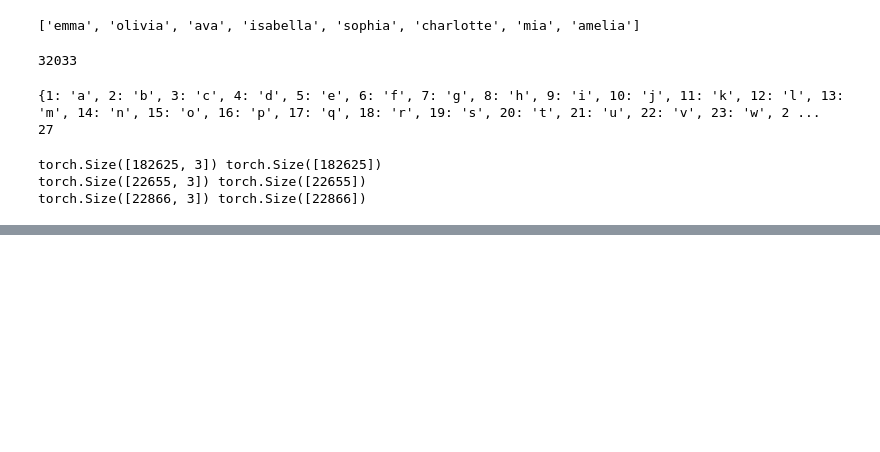
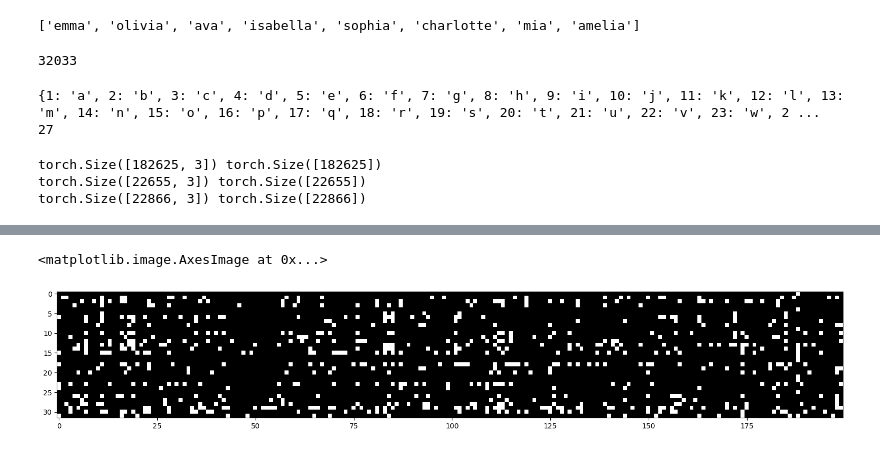
Before and after one commit to RWalling21/Deep-Learning-Zero-To-Hero, a Jupyter notebook: makemore_mlp2.ipynb, the cells around one changed output, grey strips where cells are left out. Saved outputs shown, nothing was run; the diff lists cells and outputs as text; code cells hidden in the pictures; blank space fills up the shorter version.

```diff
--- a/makemore_mlp2.ipynb
+++ b/makemore_mlp2.ipynb
@@ -126,0 +172,20 @@ for i in range(max_steps):
+# %%
+# sample from the model
+g = torch.Generator().manual_seed(2147483647 + 10)
+
+for _ in range(20):
+
+    out = []
+    context = [0] * block_size # initialize with all ...
+    while True:
+      emb = C[torch.tensor([context])] # (1,block_size,d)
+      h = torch.tanh(emb.view(1, -1) @ W1 + b1)
+      logits = h @ W2 + b2
+      probs = F.softmax(logits, dim=1)
+      ix = torch.multinomial(probs, num_samples=1, generator=g).item()
+      context = context[1:] + [ix]
+      out.append(ix)
+      if ix == 0:
+        break
+
+    print(''.join(itos[i] for i in out))
@@ -126,0 +213,7 @@ for i in range(max_steps):
+# %%
+# View dead neurons
+plt.figure(figsize=(20, 10))
+plt.imshow(h.abs() > 0.99, cmap='gray', interpolation='nearest')
+# %% [output]
+<matplotlib.image.AxesImage at 0x...>
+[figure, added]
```
Also changed, not shown: parts of 5 cells of this notebook.
